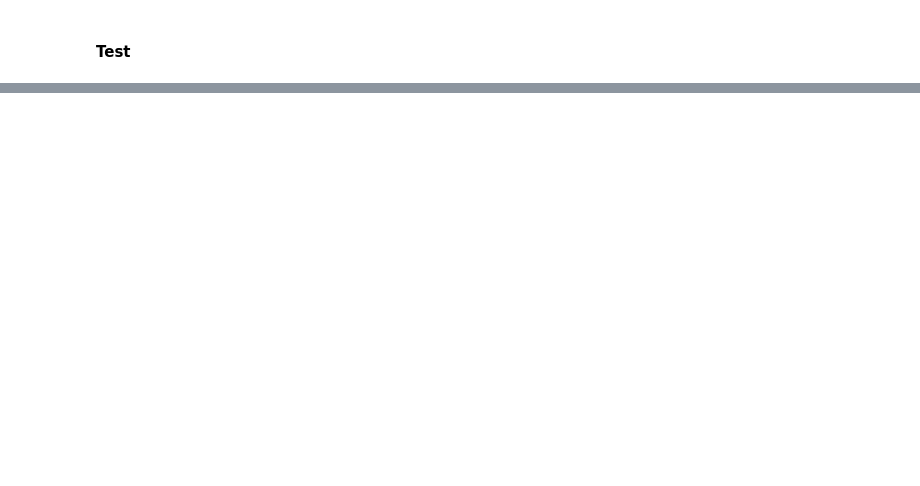
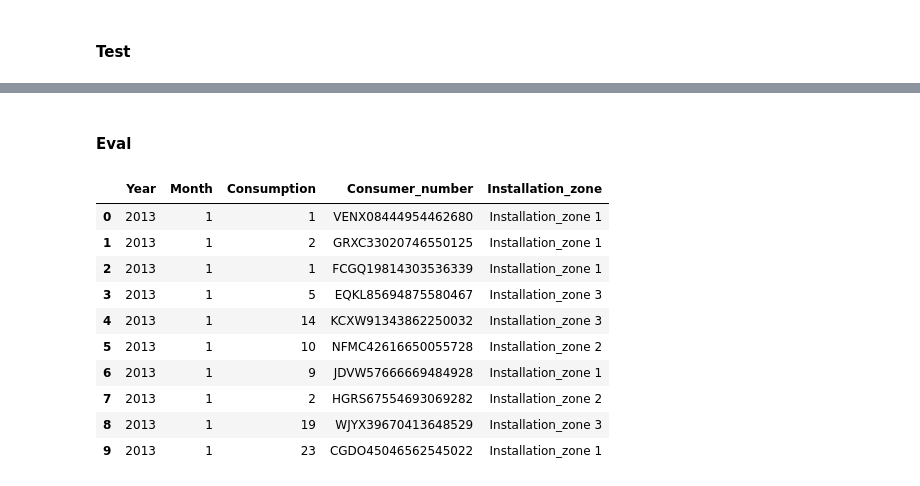
Before and after one commit to Shemeazza/ML4DS-D, a Jupyter notebook: analysis/EnsLSTM.ipynb, the cells around one changed output, grey strips where cells are left out. Cells and saved outputs as stored; diff of their text form; code cells hidden in the pictures; blank space fills up the shorter version.

Commit message:
Competition part

```diff
--- a/analysis/EnsLSTM.ipynb
+++ b/analysis/EnsLSTM.ipynb
@@ -231,0 +288,17 @@ Acc: 0.86482661004954
+# %% [markdown]
+#### Eval
+# %%
+competition = pd.read_csv("competition.csv")
+competition.head(10)
+# %% [output]
+|  | Year | Month | Consumption | Consumer_number | Installation_zone |
+| 0 | 2013 | 1 | 1 | VENX08444954462680 | Installation_zone 1 |
+| 1 | 2013 | 1 | 2 | GRXC33020746550125 | Installation_zone 1 |
+| 2 | 2013 | 1 | 1 | FCGQ19814303536339 | Installation_zone 1 |
+| 3 | 2013 | 1 | 5 | EQKL85694875580467 | Installation_zone 3 |
+| 4 | 2013 | 1 | 14 | KCXW91343862250032 | Installation_zone 3 |
+| 5 | 2013 | 1 | 10 | NFMC42616650055728 | Installation_zone 2 |
+| 6 | 2013 | 1 | 9 | JDVW57666669484928 | Installation_zone 1 |
+| 7 | 2013 | 1 | 2 | HGRS67554693069282 | Installation_zone 2 |
+| 8 | 2013 | 1 | 19 | WJYX39670413648529 | Installation_zone 3 |
+| 9 | 2013 | 1 | 23 | CGDO45046562545022 | Installation_zone 1 |
```
Also changed, not shown: parts of 7 cells of this notebook.
